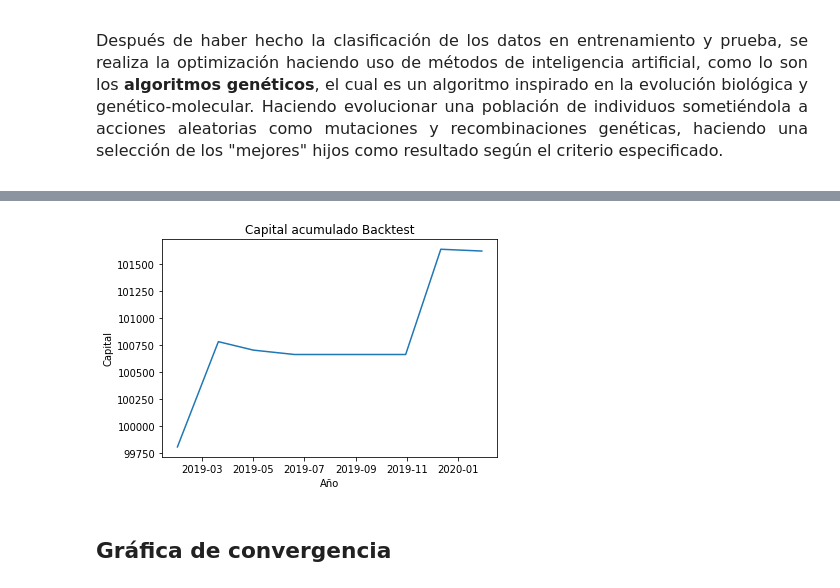
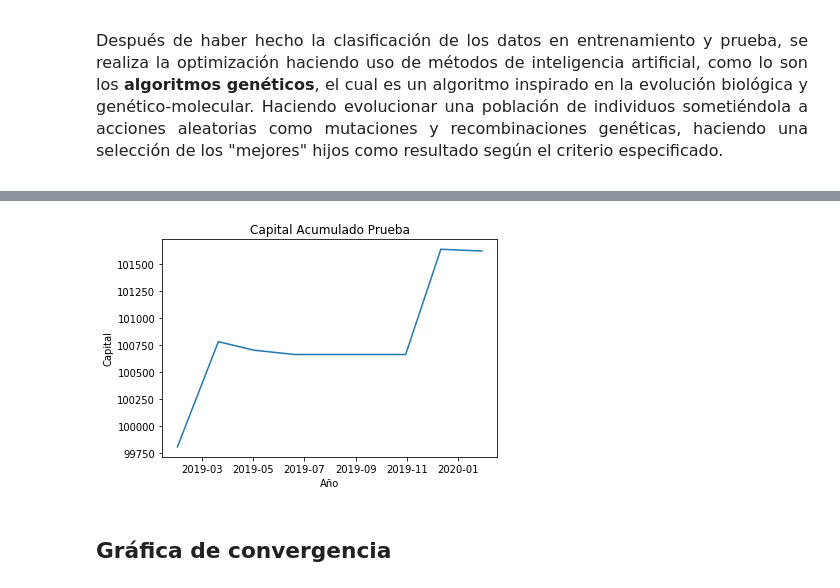
Before and after one commit to ferpinedot/ProyectoFinal_MST, a Jupyter notebook: Proyecto_equipo5.ipynb, the cells around one changed output, grey strips where cells are left out. Saved outputs shown, nothing was run; the diff lists cells and outputs as text; code cells hidden in the pictures.

```diff
--- a/Proyecto_equipo5.ipynb
+++ b/Proyecto_equipo5.ipynb
@@ -1012,7 +1018,7 @@ df_backtest
-# %%
-vn.capital_backtest(df_backtest)
-# %% [output]
-[figure, removed]
+# %%
+vn.capital_prueba(df_prueba)
+# %% [output]
+[figure, added]
 # %% [markdown]
 ## Gráfica de convergencia
 # %% [markdown]
```
Also changed, not shown: parts of 10 cells of this notebook, 2 other files.
